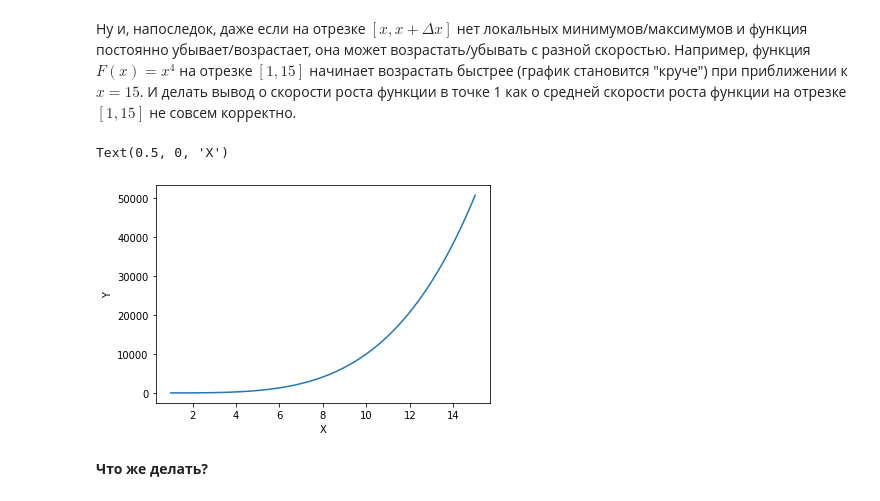
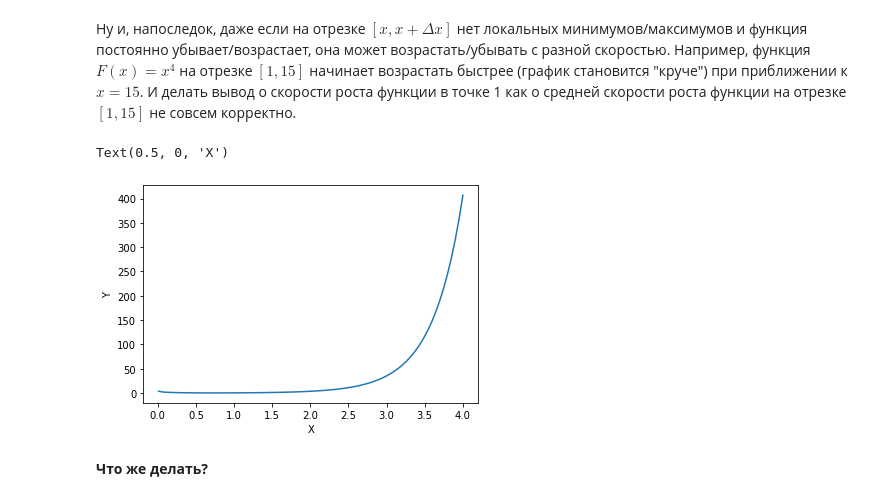
Before and after one commit to GrVl-dev/PythonLern, a Jupyter notebook: SBER/Python And Data Analysis/notebooks/machine learning/1/Derivative.ipynb, the cells around one changed output. Drawn from its saved outputs; the diff is of its cells as text; code cells hidden in the pictures.

```diff
--- a/SBER/Python And Data Analysis/notebooks/machine learning/1/Derivative.ipynb
+++ b/SBER/Python And Data Analysis/notebooks/machine learning/1/Derivative.ipynb
@@ -84,17 +84,17 @@ plt.scatter([-3.5518, -0.9439, 0.7457], [F(-3.5518), F(-0.9439), F(0.7457)])
 Ну и, напоследок, даже если на отрезке $[x, x + \Delta x]$ нет локальных минимумов/максимумов и функция постоянно убывает/возрастает, она может возрастать/убывать с разной скоростью. Например, функция $F(x) = x^4$ на отрезке $[1, 15]$ начинает возрастать быстрее (график становится "круче") при приближении к $x = 15$. И делать вывод о скорости роста функции в точке 1 как о средней скорости роста функции на отрезке $[1, 15]$ не совсем корректно.
 # %%
 def F(x):
-    return x**4
+    return (x**(-1) + x)**x*(np.log(x**(-1) + x) -(x+1)**(-1))
 
-x = np.linspace(1, 15, 100)
+x = np.linspace(-1, 4, 100)
 y = list(map(F, x))
 
 plt.plot(x, y)
 plt.ylabel("Y")
 plt.xlabel("X")
 # %% [output]
 Text(0.5, 0, 'X')
-[figure, old version]
+[figure, new version]
 # %% [markdown]
 **Что же делать?**
 # %% [markdown]
```
Also changed, not shown: parts of 1 cell of this notebook, 32 other files.
